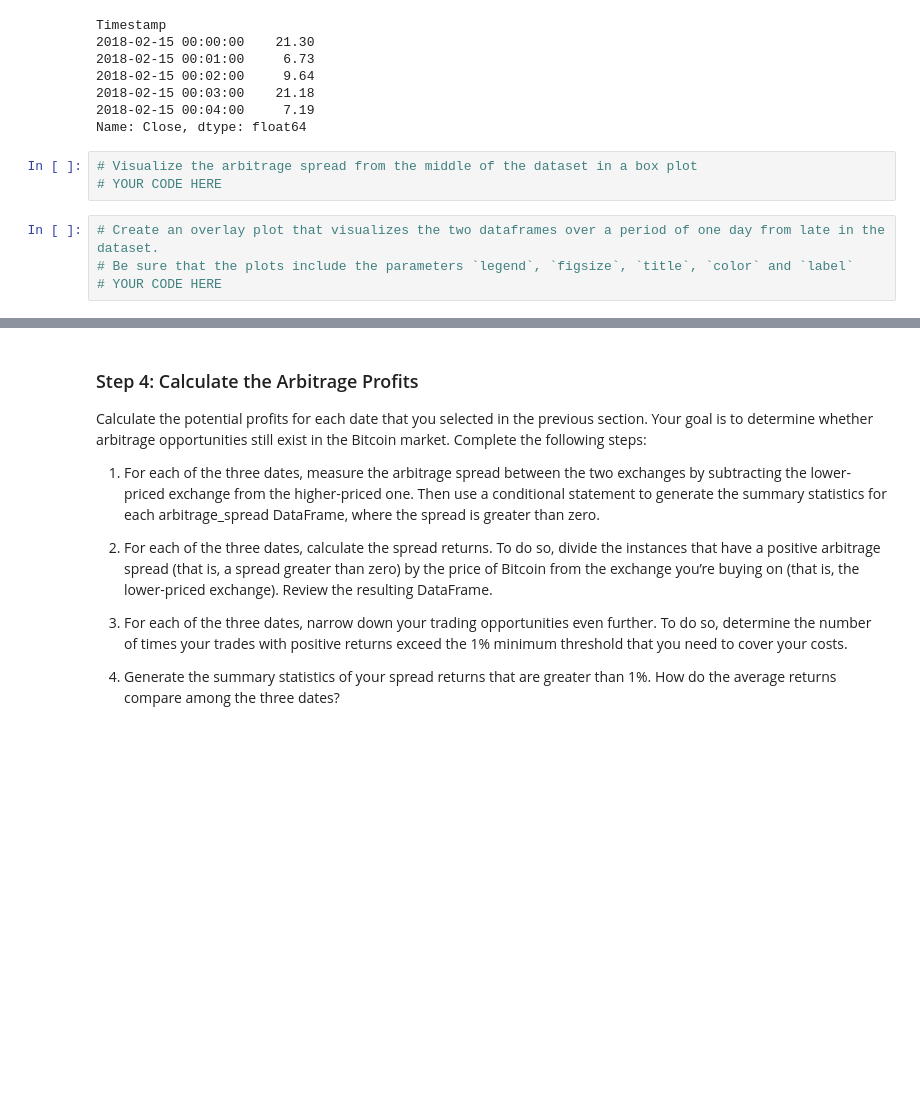
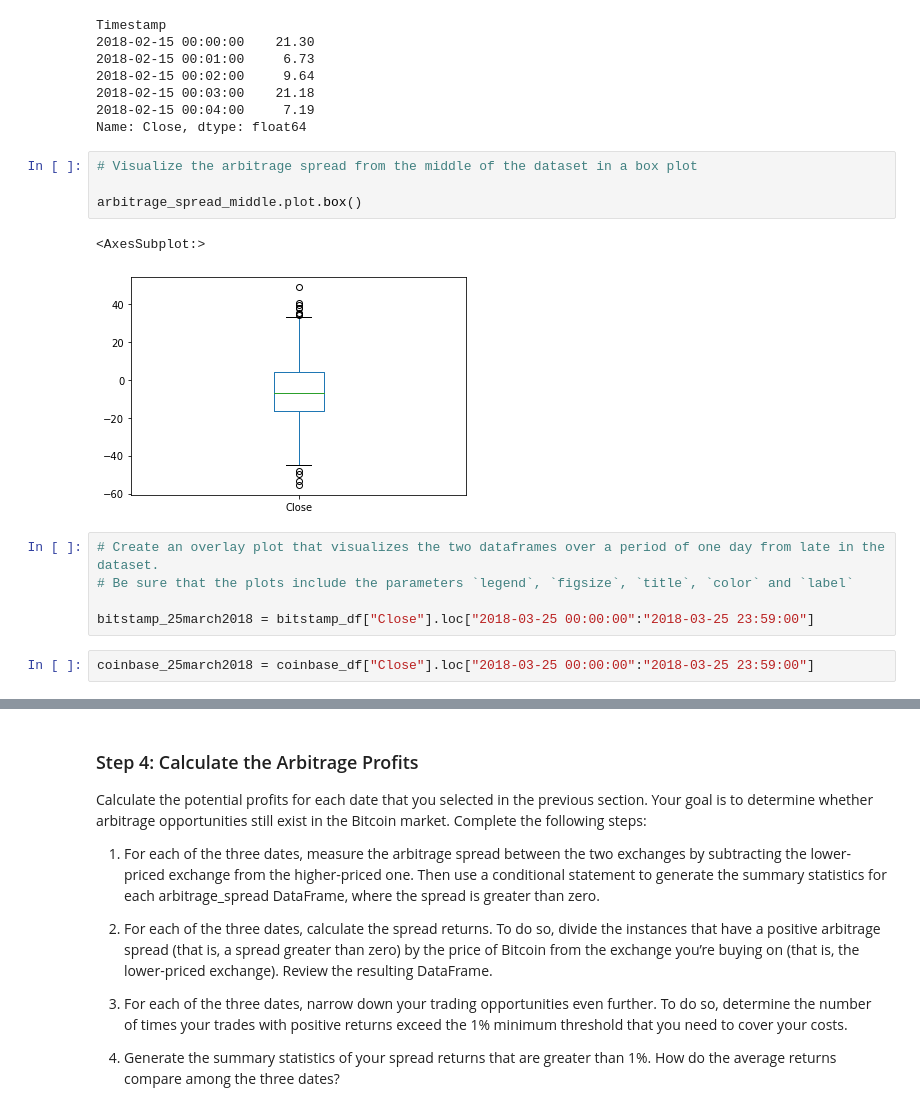
Before and after one commit to aaron-elliott/Challenge_3, a Jupyter notebook: crypto_arbitrage.ipynb, the cells around one changed output, grey strips where cells are left out. Saved outputs shown, nothing was run; the diff lists cells and outputs as text; blank space fills up the shorter version.

Commit message:
crypto arbitrage to profit per trade

```diff
--- a/crypto_arbitrage.ipynb
+++ b/crypto_arbitrage.ipynb
@@ -423,8 +432,15 @@ Timestamp
 Name: Close, dtype: float64
 # %%
 # Visualize the arbitrage spread from the middle of the dataset in a box plot
-# YOUR CODE HERE
+
+arbitrage_spread_middle.plot.box()
+# %% [output]
+<AxesSubplot:>
+[figure, added]
 # %%
 # Create an overlay plot that visualizes the two dataframes over a period of one day from late in the dataset.
 # Be sure that the plots include the parameters `legend`, `figsize`, `title`, `color` and `label`
-# YOUR CODE HERE
+
+bitstamp_25march2018 = bitstamp_df["Close"].loc["2018-03-25 00:00:00":"2018-03-25 23:59:00"]
+# %%
+coinbase_25march2018 = coinbase_df["Close"].loc["2018-03-25 00:00:00":"2018-03-25 23:59:00"]
```
Also changed, not shown: parts of 29 cells of this notebook.
